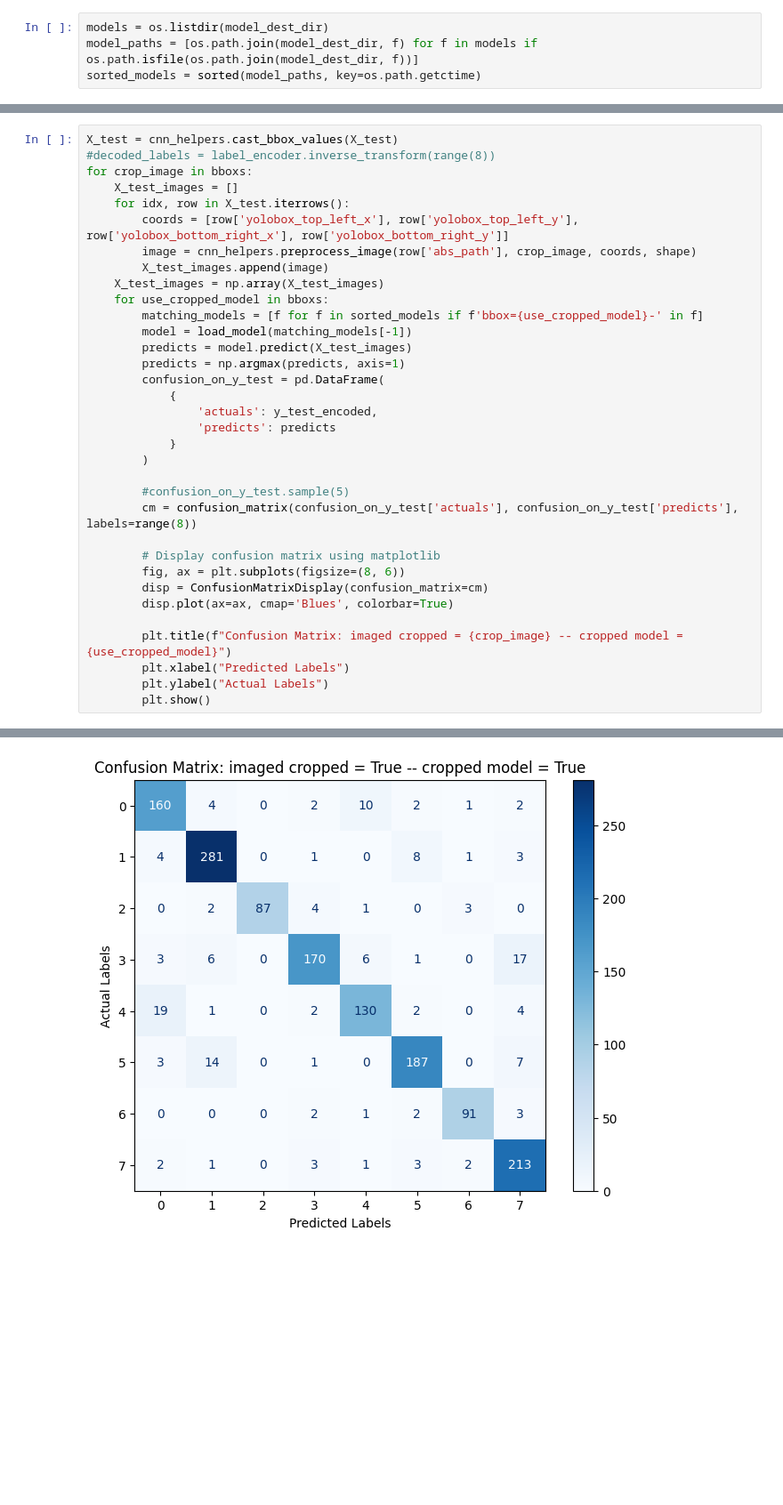
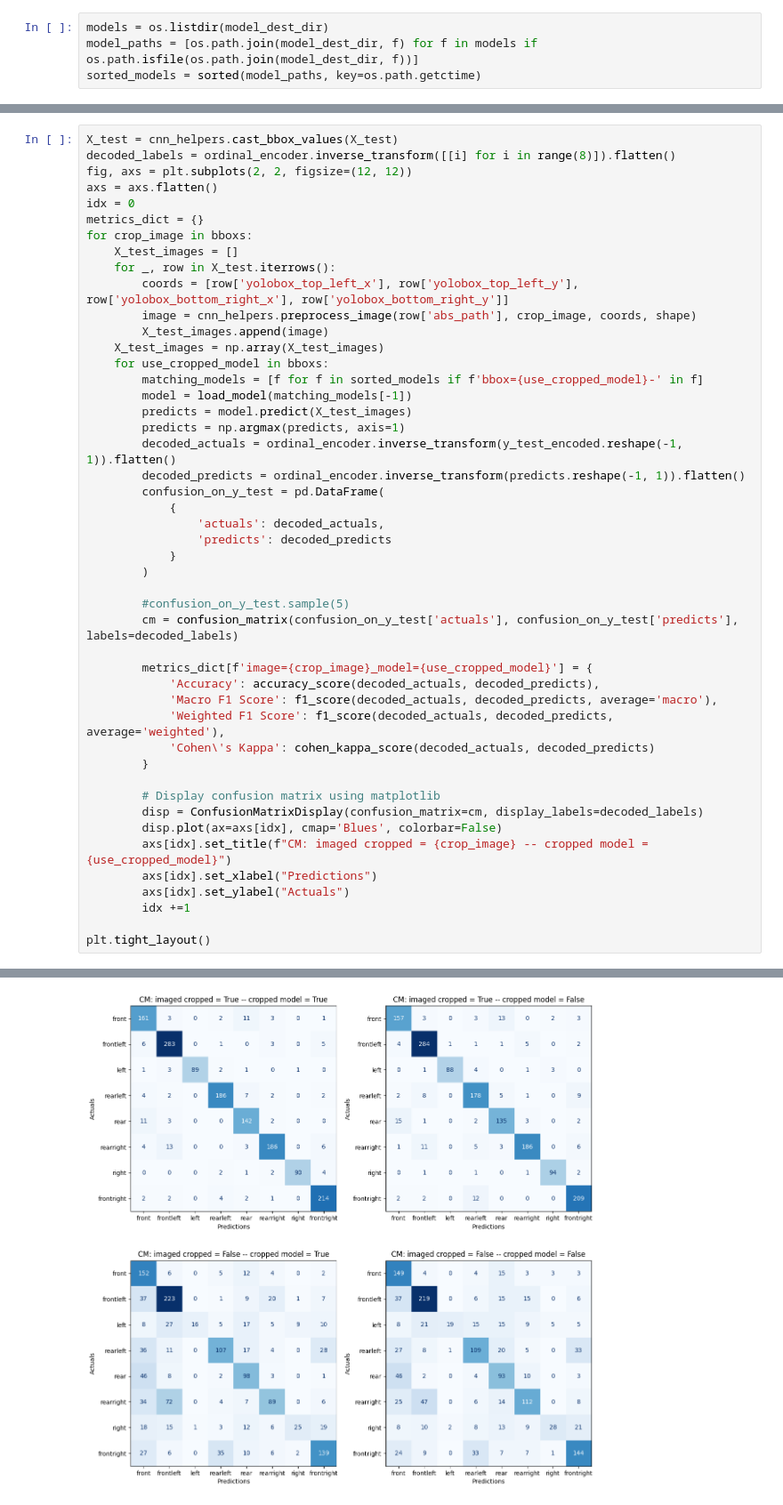
Before and after one commit to Frederic-P/automotive_project, a Jupyter notebook: notebooks/machine learning notebooks/2 - Angle classifier.ipynb, the cells around one changed output, grey strips where cells are left out. Shown at 89% size. Saved outputs shown, nothing was run; the diff lists cells and outputs as text; blank space fills up the shorter version.

```diff
--- a/notebooks/machine learning notebooks/2 - Angle classifier.ipynb
+++ b/notebooks/machine learning notebooks/2 - Angle classifier.ipynb
@@ -429,9 +432,13 @@ sorted_models
 # %%
 X_test = cnn_helpers.cast_bbox_values(X_test)
-#decoded_labels = label_encoder.inverse_transform(range(8))
+decoded_labels = ordinal_encoder.inverse_transform([[i] for i in range(8)]).flatten()
+fig, axs = plt.subplots(2, 2, figsize=(12, 12))
+axs = axs.flatten()
+idx = 0
+metrics_dict = {}
 for crop_image in bboxs:
     X_test_images = []
-    for idx, row in X_test.iterrows():
+    for _, row in X_test.iterrows():
         coords = [row['yolobox_top_left_x'], row['yolobox_top_left_y'], row['yolobox_bottom_right_x'], row['yolobox_bottom_right_y']]
         image = cnn_helpers.preprocess_image(row['abs_path'], crop_image, coords, shape)
         X_test_images.append(image)
@@ -441,24 +448,33 @@ for crop_image in bboxs:
         model = load_model(matching_models[-1])
         predicts = model.predict(X_test_images)
         predicts = np.argmax(predicts, axis=1)
+        decoded_actuals = ordinal_encoder.inverse_transform(y_test_encoded.reshape(-1, 1)).flatten()
+        decoded_predicts = ordinal_encoder.inverse_transform(predicts.reshape(-1, 1)).flatten()
         confusion_on_y_test = pd.DataFrame(
             {
-                'actuals': y_test_encoded,
-                'predicts': predicts
+                'actuals': decoded_actuals,
+                'predicts': decoded_predicts
             }
         )
 
         #confusion_on_y_test.sample(5)
-        cm = confusion_matrix(confusion_on_y_test['actuals'], confusion_on_y_test['predicts'], labels=range(8))
+        cm = confusion_matrix(confusion_on_y_test['actuals'], confusion_on_y_test['predicts'], labels=decoded_labels)
+
+        metrics_dict[f'image={crop_image}_model={use_cropped_model}'] = {
+            'Accuracy': accuracy_score(decoded_actuals, decoded_predicts),
+            'Macro F1 Score': f1_score(decoded_actuals, decoded_predicts, average='macro'),
+            'Weighted F1 Score': f1_score(decoded_actuals, decoded_predicts, average='weighted'),
+            'Cohen\'s Kappa': cohen_kappa_score(decoded_actuals, decoded_predicts)
+        }
 
         # Display confusion matrix using matplotlib
-        fig, ax = plt.subplots(figsize=(8, 6))
-        disp = ConfusionMatrixDisplay(confusion_matrix=cm)
-        disp.plot(ax=ax, cmap='Blues', colorbar=True)
+        disp = ConfusionMatrixDisplay(confusion_matrix=cm, display_labels=decoded_labels)
+        disp.plot(ax=axs[idx], cmap='Blues', colorbar=False)
+        axs[idx].set_title(f"CM: imaged cropped = {crop_image} -- cropped model = {use_cropped_model}")
+        axs[idx].set_xlabel("Predictions")
+        axs[idx].set_ylabel("Actuals")
+        idx +=1
 
-        plt.title(f"Confusion Matrix: imaged cropped = {crop_image} -- cropped model = {use_cropped_model}")
-        plt.xlabel("Predicted Labels")
-        plt.ylabel("Actual Labels")
-        plt.show()
+plt.tight_layout()
 # %% [output]
 47/47 ━━━━━━━━━━━━━━━━━━━━ 1s 17ms/step
@@ -465 +484 @@ for crop_image in bboxs:
-[figure, old version]
+[figure, new version]
```
Also changed, not shown: parts of 10 cells of this notebook.
